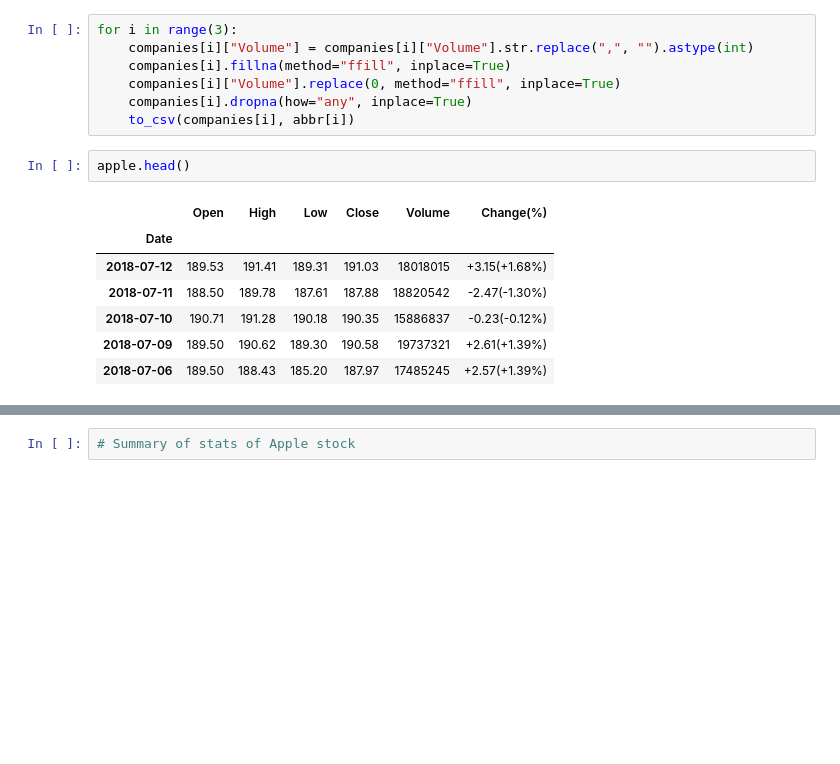
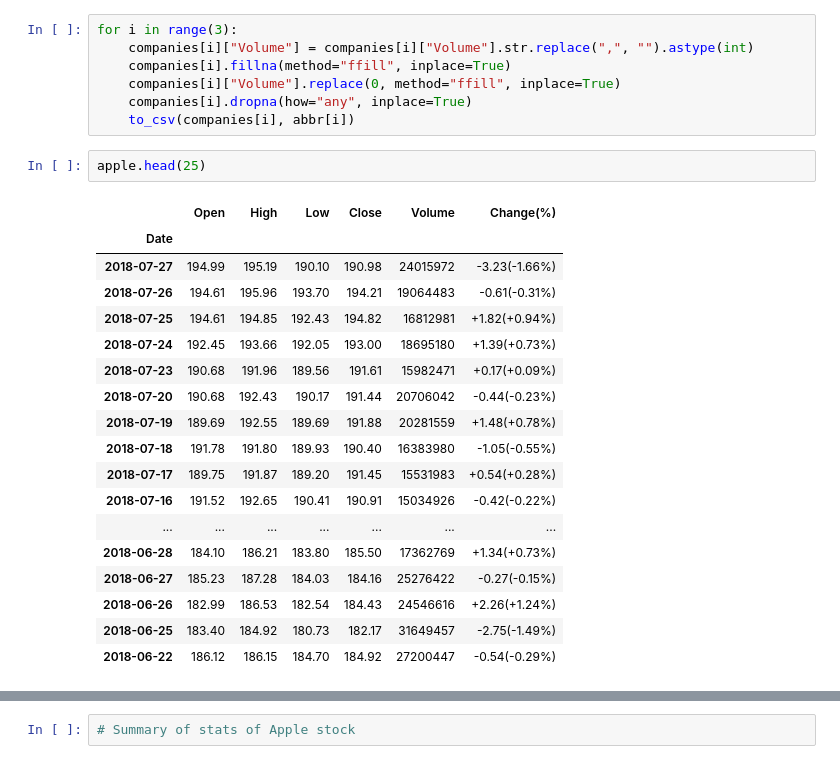
Before and after one commit to abhie-lp/FINANCE_PROJECT, a Jupyter notebook: Code.ipynb, the cells around one changed output, grey strips where cells are left out. Saved outputs shown, nothing was run; the diff lists cells and outputs as text; blank space fills up the shorter version.

```diff
--- a/Code.ipynb
+++ b/Code.ipynb
@@ -148,15 +163,26 @@ for i in range(3):
     companies[i].dropna(how="any", inplace=True)
     to_csv(companies[i], abbr[i])
 # %%
-apple.head()
+apple.head(25)
 # %% [output]
 |  | Open | High | Low | Close | Volume | Change(%) |
 | Date |  |  |  |  |  |  |
-| 2018-07-12 | 189.53 | 191.41 | 189.31 | 191.03 | 18018015 | +3.15(+1.68%) |
-| 2018-07-11 | 188.50 | 189.78 | 187.61 | 187.88 | 18820542 | -2.47(-1.30%) |
-| 2018-07-10 | 190.71 | 191.28 | 190.18 | 190.35 | 15886837 | -0.23(-0.12%) |
-| 2018-07-09 | 189.50 | 190.62 | 189.30 | 190.58 | 19737321 | +2.61(+1.39%) |
-| 2018-07-06 | 189.50 | 188.43 | 185.20 | 187.97 | 17485245 | +2.57(+1.39%) |
+| 2018-07-27 | 194.99 | 195.19 | 190.10 | 190.98 | 24015972 | -3.23(-1.66%) |
+| 2018-07-26 | 194.61 | 195.96 | 193.70 | 194.21 | 19064483 | -0.61(-0.31%) |
+| 2018-07-25 | 194.61 | 194.85 | 192.43 | 194.82 | 16812981 | +1.82(+0.94%) |
+| 2018-07-24 | 192.45 | 193.66 | 192.05 | 193.00 | 18695180 | +1.39(+0.73%) |
+| 2018-07-23 | 190.68 | 191.96 | 189.56 | 191.61 | 15982471 | +0.17(+0.09%) |
+| 2018-07-20 | 190.68 | 192.43 | 190.17 | 191.44 | 20706042 | -0.44(-0.23%) |
+| 2018-07-19 | 189.69 | 192.55 | 189.69 | 191.88 | 20281559 | +1.48(+0.78%) |
+| 2018-07-18 | 191.78 | 191.80 | 189.93 | 190.40 | 16383980 | -1.05(-0.55%) |
+| 2018-07-17 | 189.75 | 191.87 | 189.20 | 191.45 | 15531983 | +0.54(+0.28%) |
+| 2018-07-16 | 191.52 | 192.65 | 190.41 | 190.91 | 15034926 | -0.42(-0.22%) |
+| ... | ... | ... | ... | ... | ... | ... |
+| 2018-06-28 | 184.10 | 186.21 | 183.80 | 185.50 | 17362769 | +1.34(+0.73%) |
+| 2018-06-27 | 185.23 | 187.28 | 184.03 | 184.16 | 25276422 | -0.27(-0.15%) |
+| 2018-06-26 | 182.99 | 186.53 | 182.54 | 184.43 | 24546616 | +2.26(+1.24%) |
+| 2018-06-25 | 183.40 | 184.92 | 180.73 | 182.17 | 31649457 | -2.75(-1.49%) |
+| 2018-06-22 | 186.12 | 186.15 | 184.70 | 184.92 | 27200447 | -0.54(-0.29%) |
 # %%
 apple.info()
 # %% [output]
```
Also changed, not shown: parts of 56 cells of this notebook.
